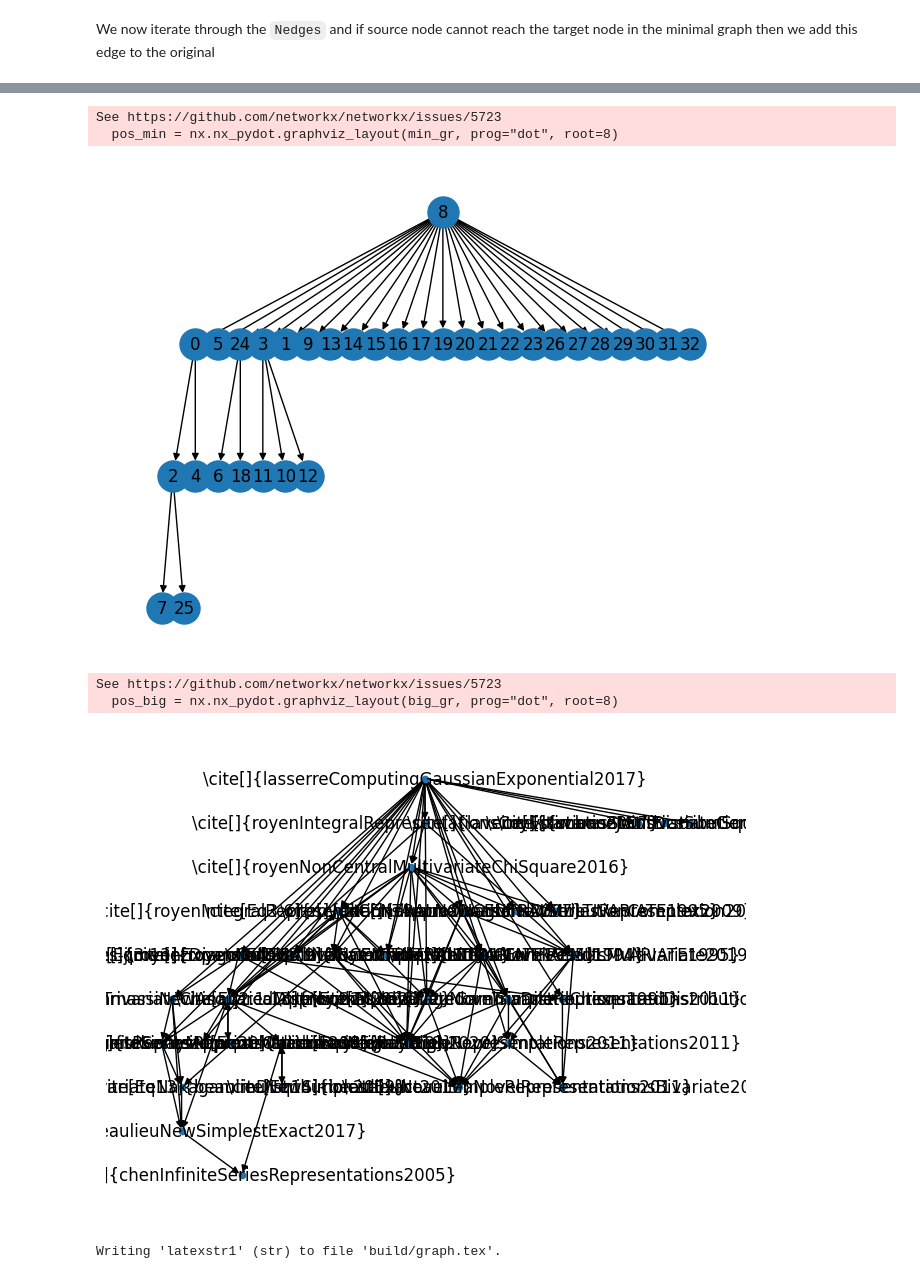
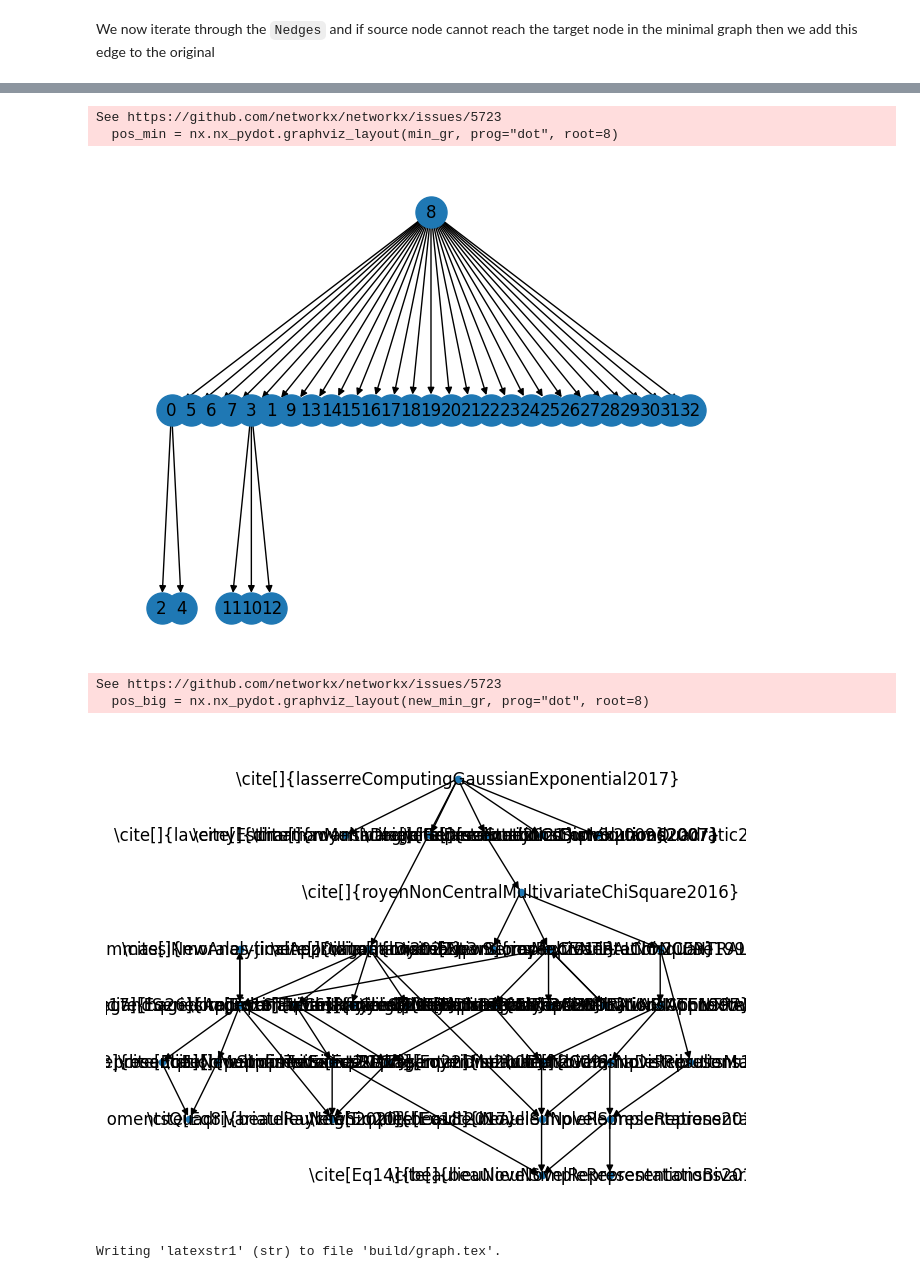
Before and after one commit to MohanadAhmed/QuadFormsTaxoAuto, a Jupyter notebook: subsumtiongraph.ipynb, the cells around one changed output, grey strips where cells are left out. Drawn from its saved outputs; the diff is of its cells as text; code cells hidden in the pictures.

```diff
--- a/subsumtiongraph.ipynb
+++ b/subsumtiongraph.ipynb
@@ -56,0 +59,10 @@ False
+# %%
+new_min_gr = hand_gr.copy()
+for e in list(hand_gr.edges):
+    gr_temp = new_min_gr.copy()
+    gr_temp.remove_edge(e[0],e[1])
+    if nx.has_path(gr_temp, e[0], e[1]):
+        new_min_gr = gr_temp.copy()
+
+print(len(hand_gr.edges))
+print(len(new_min_gr.edges))
@@ -98,40 +142,40 @@ Removed Edges: 0
 # %%
 pos_min = nx.nx_pydot.graphviz_layout(min_gr, prog="dot", root=8)
-nx.draw(min_gr, node_size=500, labels=mv_labels_actual, with_labels=True, pos=pos_min)
+nx.draw(min_gr, node_size=500, labels=mv_labels_numerical, with_labels=True, pos=pos_min)
 plt.show()
 # %% [output]
 See https://github.com/networkx/networkx/issues/5723
   pos_min = nx.nx_pydot.graphviz_layout(min_gr, prog="dot", root=8)
-[figure, old version]
+[figure, new version]
 # %%
-pos_big = nx.nx_pydot.graphviz_layout(big_gr, prog="dot", root=8)
-nx.draw(big_gr, node_size=20, labels=mv_labels_actual, with_labels=True, pos=pos_big)
+pos_big = nx.nx_pydot.graphviz_layout(new_min_gr, prog="dot", root=8)
+nx.draw(new_min_gr, node_size=20, labels=mv_labels_actual, with_labels=True, pos=pos_big)
 plt.show()
 pos_big_scaled = {}
 doc_wrapper = r'''\documentclass{{standalone}}
 \usepackage{{tikz}}
 
 \usepackage[backend=biber, sorting=ydnt, style=ieee, doi=true,isbn=false,url=true,backref=true,maxnames=6]{{biblatex}}
 \addbibresource{{../MaximaCorrelatedRandoms.bib}}
 
 \begin{{document}}
 {content}
 \end{{document}}
 '''
 for p in pos_big:
     pos_big_scaled[p] = (pos_big[p][0]/100, pos_big[p][1]/100)
 latexstr1 = nx.to_latex(
-    big_gr,
+    new_min_gr,
     node_label=mv_labels_actual,
     pos=pos_big_scaled,
     document_wrapper= doc_wrapper,#'\\documentclass{{standalone}}\n\\usepackage{{tikz}}\n\n\n\\begin{{document}}\n{content}\n\\end{{document}}',
     figure_wrapper='\n{content}\n'
 )
 %store latexstr1 >build/graph.tex
 # %% [output]
 See https://github.com/networkx/networkx/issues/5723
-  pos_big = nx.nx_pydot.graphviz_layout(big_gr, prog="dot", root=8)
+  pos_big = nx.nx_pydot.graphviz_layout(new_min_gr, prog="dot", root=8)
-[figure, old version]
+[figure, new version]
 Writing 'latexstr1' (str) to file 'build/graph.tex'.
 # %%
 posx = nx.shell_layout(big_gr, [[8], [2,4,6,18,11,10,12], [0,5,24,3,1,9,13,14,15,16,17,19,20,21,22,23,26,27,28,29,30,31,32], [7,25]])
```
Also changed, not shown: parts of 12 cells of this notebook, 6 other files.
